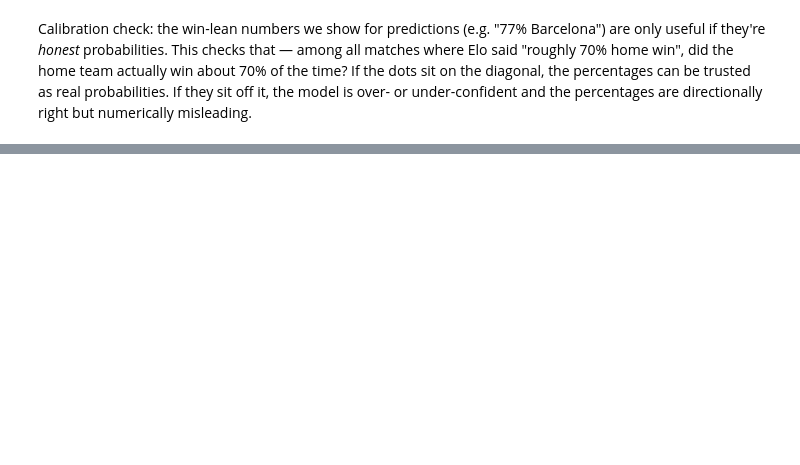
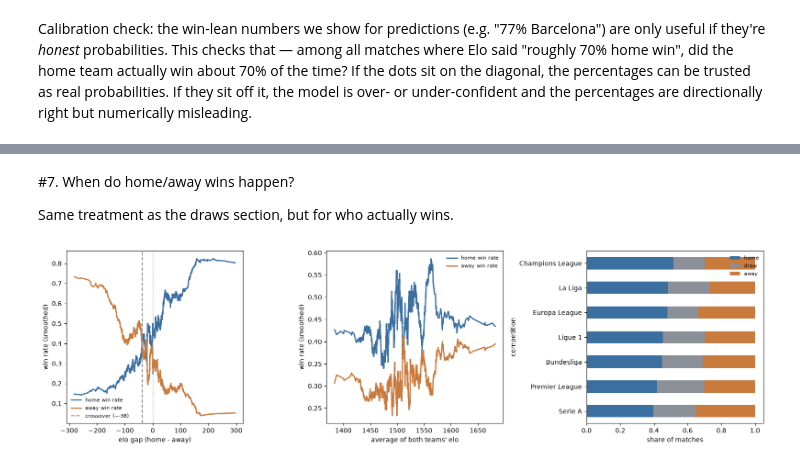
Before and after one commit to mglaz/champions-league-predictor-machine, a Jupyter notebook: champions_league_predictor.ipynb, the cells around one changed output, grey strips where cells are left out. Saved outputs shown, nothing was run; the diff lists cells and outputs as text; code cells hidden in the pictures; blank space fills up the shorter version.

```diff
--- a/champions_league_predictor.ipynb
+++ b/champions_league_predictor.ipynb
@@ -378,0 +563,43 @@ upsets.sort_values("elo_diff", ascending=False).head(10)[upset_cols]
+# %% [markdown]
+#7. When do home/away wins happen?
+
+Same treatment as the draws section, but for who actually wins.
+# %%
+valid["is_home_win"] = (valid["actual_winner"] == "home").astype(float)
+valid["is_away_win"] = (valid["actual_winner"] == "away").astype(float)
+
+fig, axes = plt.subplots(1, 3, figsize=(16, 4.5))
+
+# home/away win rate vs signed elo gap -- where do the curves cross?
+by_gap = valid.sort_values("elo_diff_signed").reset_index(drop=True)
+by_gap["home_smooth"] = by_gap["is_home_win"].rolling(150, center=True, min_periods=50).mean()
+by_gap["away_smooth"] = by_gap["is_away_win"].rolling(150, center=True, min_periods=50).mean()
+axes[0].plot(by_gap["elo_diff_signed"], by_gap["home_smooth"], color=BLUE, linewidth=2, label="home win rate")
+axes[0].plot(by_gap["elo_diff_signed"], by_gap["away_smooth"], color=ORANGE, linewidth=2, label="away win rate")
+axes[0].axvline(0, color=GRAY, linewidth=1, linestyle=":")
+axes[0].axvline(-38, color=GRAY, linewidth=1.5, linestyle="--", label="crossover (~-38)")
+axes[0].set_xlabel("elo gap (home - away)")
+axes[0].set_ylabel("win rate (smoothed)")
+axes[0].legend(frameon=False, fontsize=8)
+
+# home/away win rate vs how strong both teams are
+by_str = valid.sort_values("avg_rating").reset_index(drop=True)
+by_str["home_smooth"] = by_str["is_home_win"].rolling(150, center=True, min_periods=50).mean()
+by_str["away_smooth"] = by_str["is_away_win"].rolling(150, center=True, min_periods=50).mean()
+axes[1].plot(by_str["avg_rating"], by_str["home_smooth"], color=BLUE, linewidth=2, label="home win rate")
+axes[1].plot(by_str["avg_rating"], by_str["away_smooth"], color=ORANGE, linewidth=2, label="away win rate")
+axes[1].set_xlabel("average of both teams' elo")
+axes[1].set_ylabel("win rate (smoothed)")
+axes[1].legend(frameon=False, fontsize=8)
+
+# full home/draw/away breakdown by competition
+outcome_by_comp = valid.groupby("competition")["actual_winner"].value_counts(normalize=True).unstack().reindex(columns=["home", "draw", "away"])
+outcome_by_comp = outcome_by_comp.sort_values("home")
+outcome_by_comp.plot(kind="barh", stacked=True, ax=axes[2], color=[BLUE, GRAY, ORANGE], legend=True)
+axes[2].set_xlabel("share of matches")
+axes[2].legend(frameon=False, fontsize=8)
+
+plt.tight_layout()
+plt.show()
+# %% [output]
+[figure, added]
```
Also changed, not shown: parts of 20 cells of this notebook, 1 other file.
